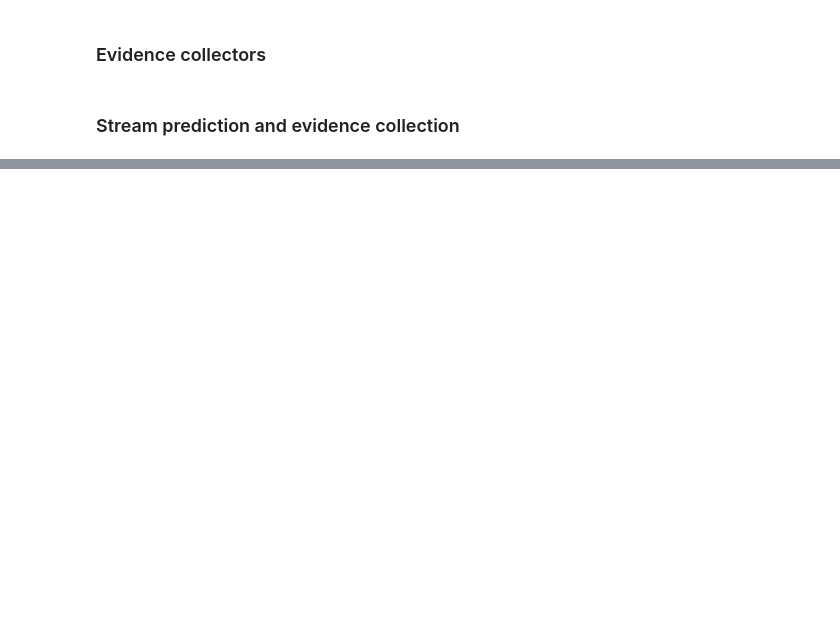
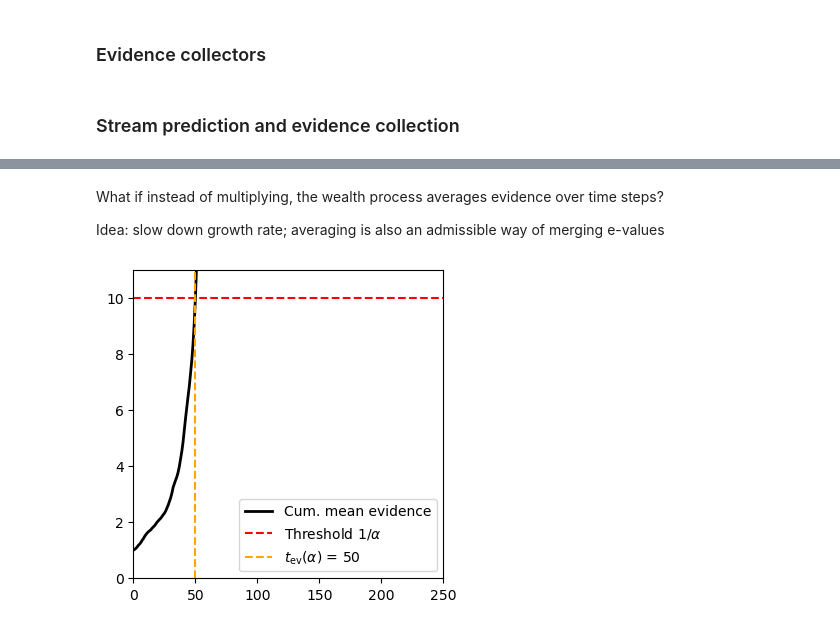
Before and after one commit to alextimans/risk-monitor, a Jupyter notebook: notebooks/evidence_exp2.ipynb, the cells around one changed output, grey strips where cells are left out. Cells and saved outputs as stored; diff of their text form; code cells hidden in the pictures; blank space fills up the shorter version.

```diff
--- a/notebooks/evidence_exp2.ipynb
+++ b/notebooks/evidence_exp2.ipynb
@@ -306,0 +313,23 @@ plt.show()
+# %% [markdown]
+What if instead of multiplying, the wealth process averages evidence over time steps?
+
+Idea: slow down growth rate; averaging is also an admissible way of merging e-values
+# %%
+stream_cum = np.cumsum(stream_eval) / np.arange(1, T+1)
+
+t_ev_candidate = np.where(stream_cum >= 1/alpha)[0]
+if len(t_ev_candidate) == 0:
+    t_ev = T
+else:
+    t_ev = t_ev_candidate.min()
+
+plt.figure(figsize=(4, 4))
+plt.plot(stream_cum, label="Cum. mean evidence", color="black", lw=2)
+plt.axhline(y=1/alpha, color="red", linestyle="--", label=r"Threshold $1/\alpha$")
+plt.axvline(x=t_ev, color="orange", linestyle="--", label=r"$t_{\text{ev}}(\alpha)$ = " + str(t_ev))
+plt.ylim(-0.01, 1/alpha + 1)
+plt.xlim(0, 250)
+plt.legend()
+plt.show()
+# %% [output]
+[figure, added]
```
Also changed, not shown: parts of 10 cells of this notebook.
